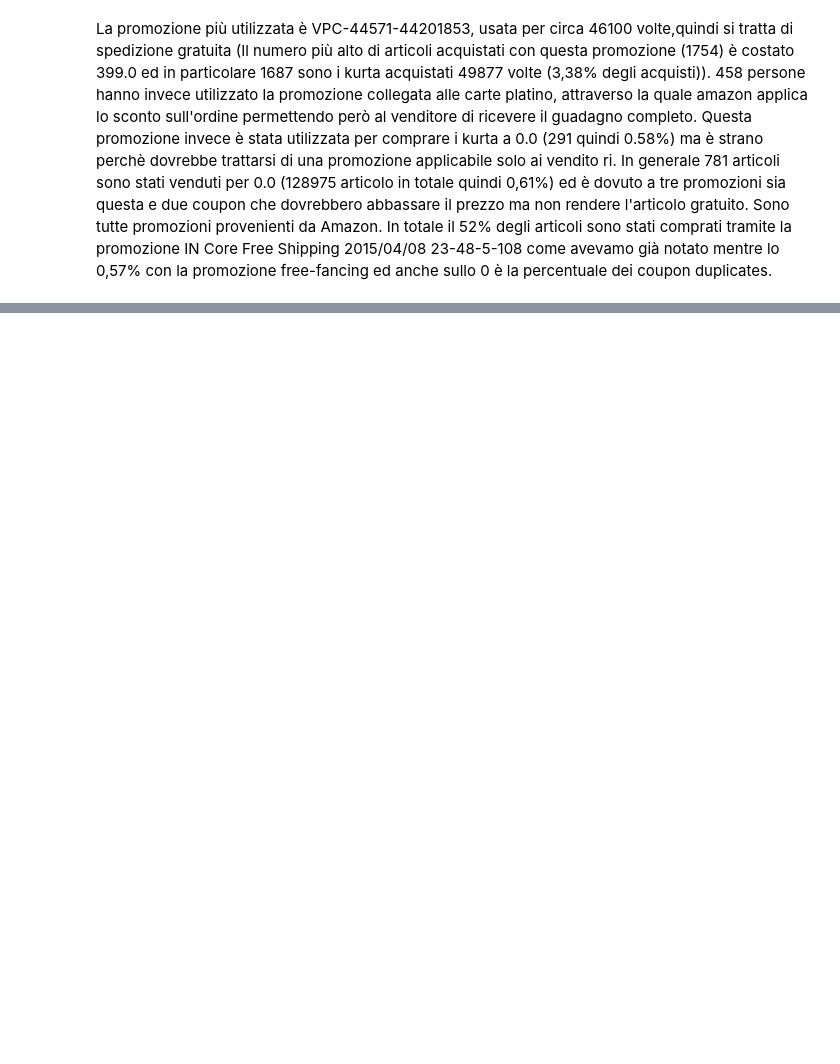
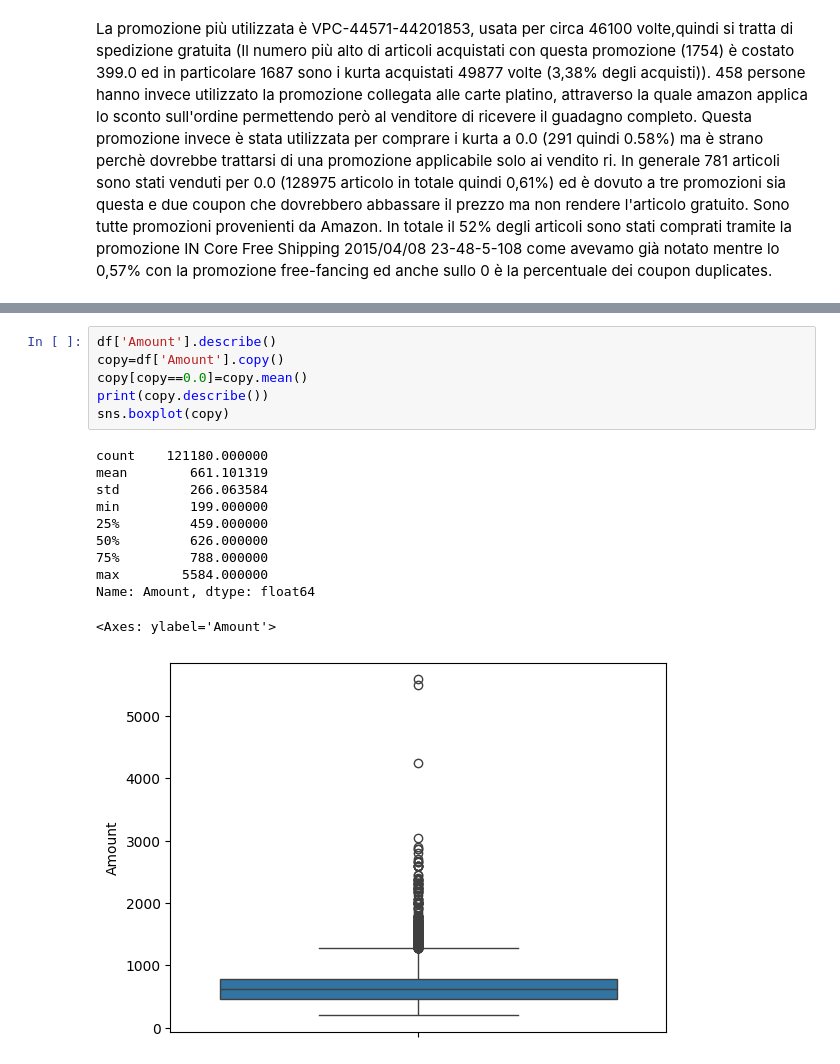
Before and after one commit to glo-code/ecommerce-analysis, a Jupyter notebook: ecommerce_analysis.ipynb, the cells around one changed output, grey strips where cells are left out. Saved outputs shown, nothing was run; the diff lists cells and outputs as text; blank space fills up the shorter version.

```diff
--- a/ecommerce_analysis.ipynb
+++ b/ecommerce_analysis.ipynb
@@ -368,0 +449,18 @@ coupon
+# %%
+df['Amount'].describe()
+copy=df['Amount'].copy()
+copy[copy==0.0]=copy.mean()
+print(copy.describe())
+sns.boxplot(copy)
+# %% [output]
+count    121180.000000
+mean        661.101319
+std         266.063584
+min         199.000000
+25%         459.000000
+50%         626.000000
+75%         788.000000
+max        5584.000000
+Name: Amount, dtype: float64
+<Axes: ylabel='Amount'>
+[figure, added]
```
Also changed, not shown: parts of 23 cells of this notebook.
